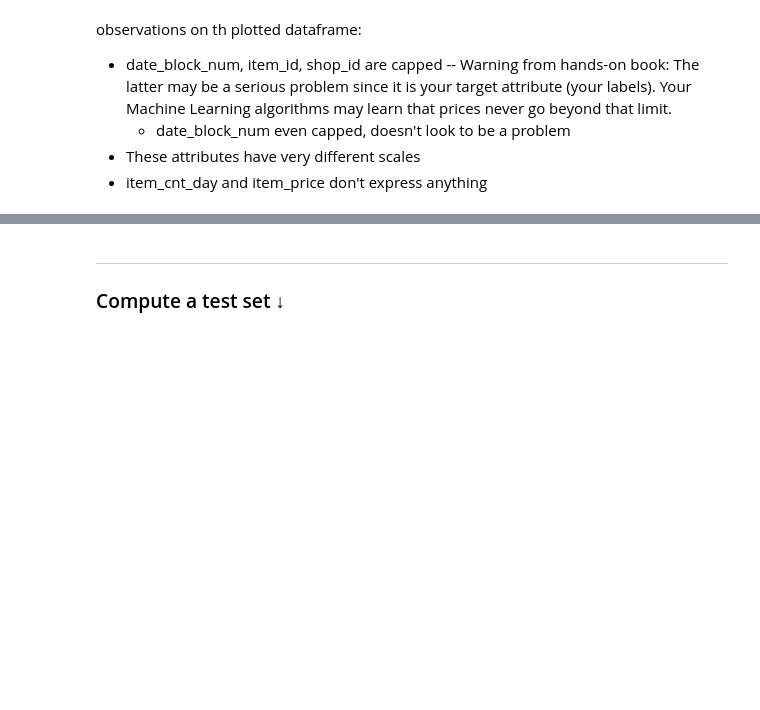
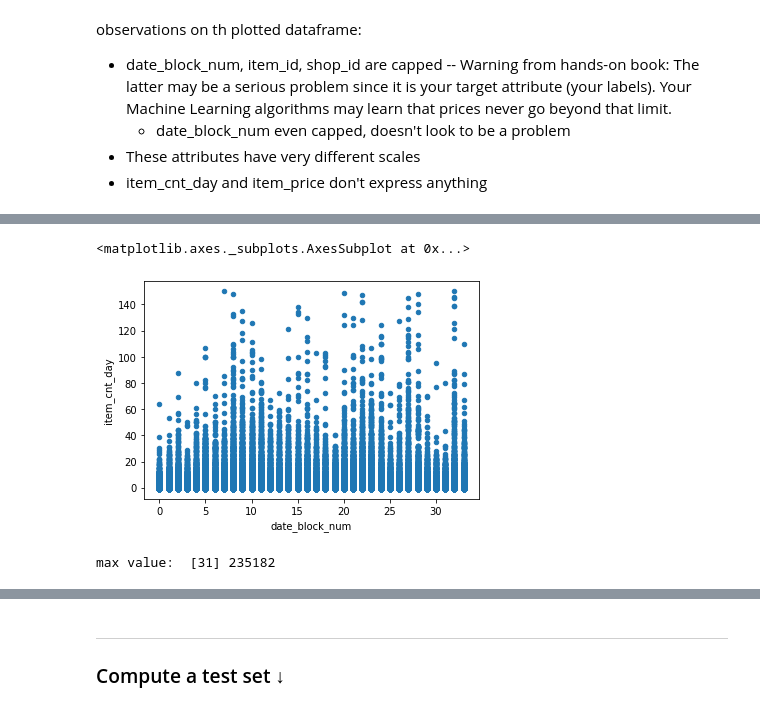
Before and after one commit to nyculescu/kaggle__competitive_data_science_predict_future_sales, a Jupyter notebook: 01_kernel_nb.ipynb, the cells around one changed output, grey strips where cells are left out. Drawn from its saved outputs; the diff is of its cells as text; code cells hidden in the pictures; blank space fills up the shorter version.

```diff
--- a/01_kernel_nb.ipynb
+++ b/01_kernel_nb.ipynb
@@ -120,0 +179,18 @@ observations on th plotted dataframe:
+# %%
+sales_train_outl = sales_train[~(sales_train['item_cnt_day'] > 150)] # ignore the outliers
+sales_train_outl = sales_train_outl[~(sales_train_outl['item_cnt_day'] < -1)] # ignore the outliers
+sales_train_outl.plot(kind="scatter", x="date_block_num", y="item_cnt_day")
+# %% [output]
+<matplotlib.axes._subplots.AxesSubplot at 0x...>
+[figure, added]
+# %%
+cnt_i = [0] * (sales_train_outl["shop_id"].max() + 1)
+for i in sales_train_outl["shop_id"]:
+    cnt_i[i] += 1
+
+# for i in cnt_i:
+#     print(cnt_i.index(i) + 1, i)
+
+print("max value: ", np.where(cnt_i == np.amax(cnt_i))[0], np.amax(cnt_i)) # Find max value & its index
+# %% [output]
+max value:  [31] 235182
```
Also changed, not shown: parts of 48 cells of this notebook.
